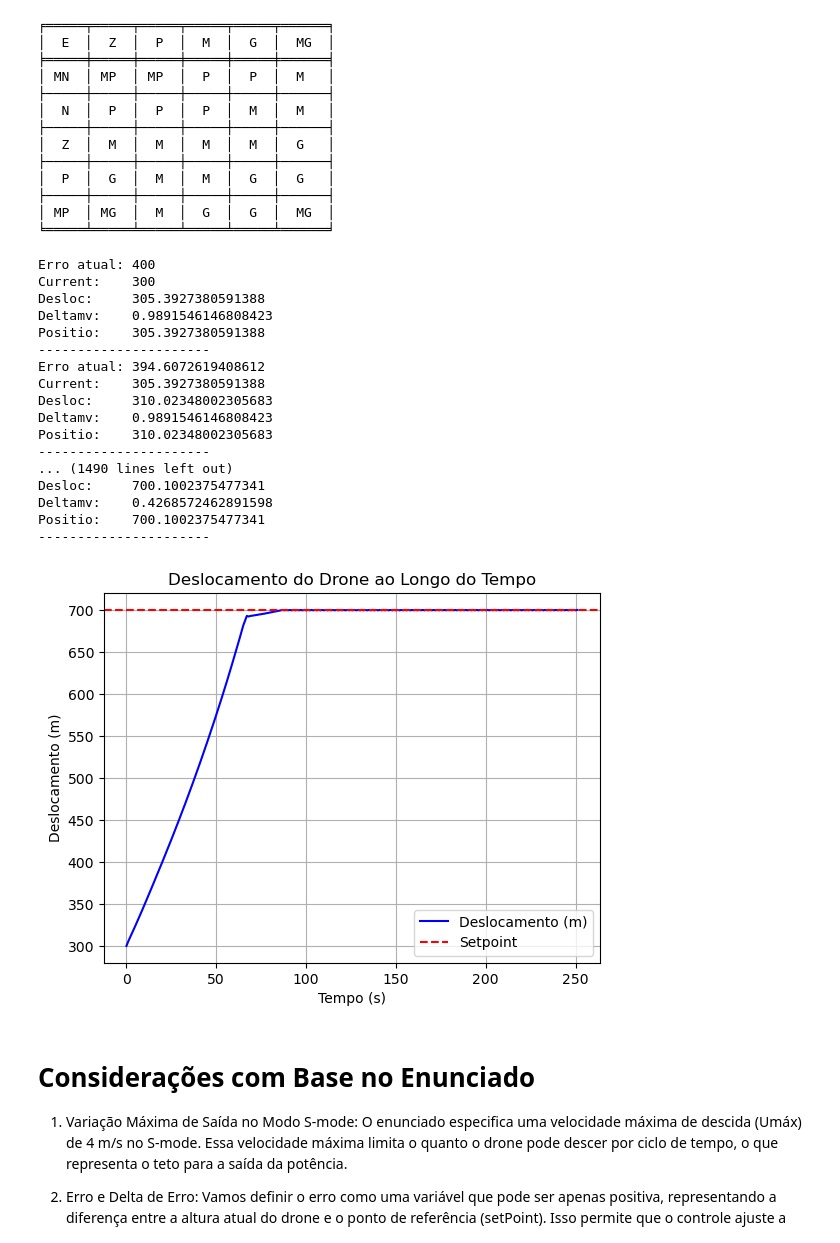
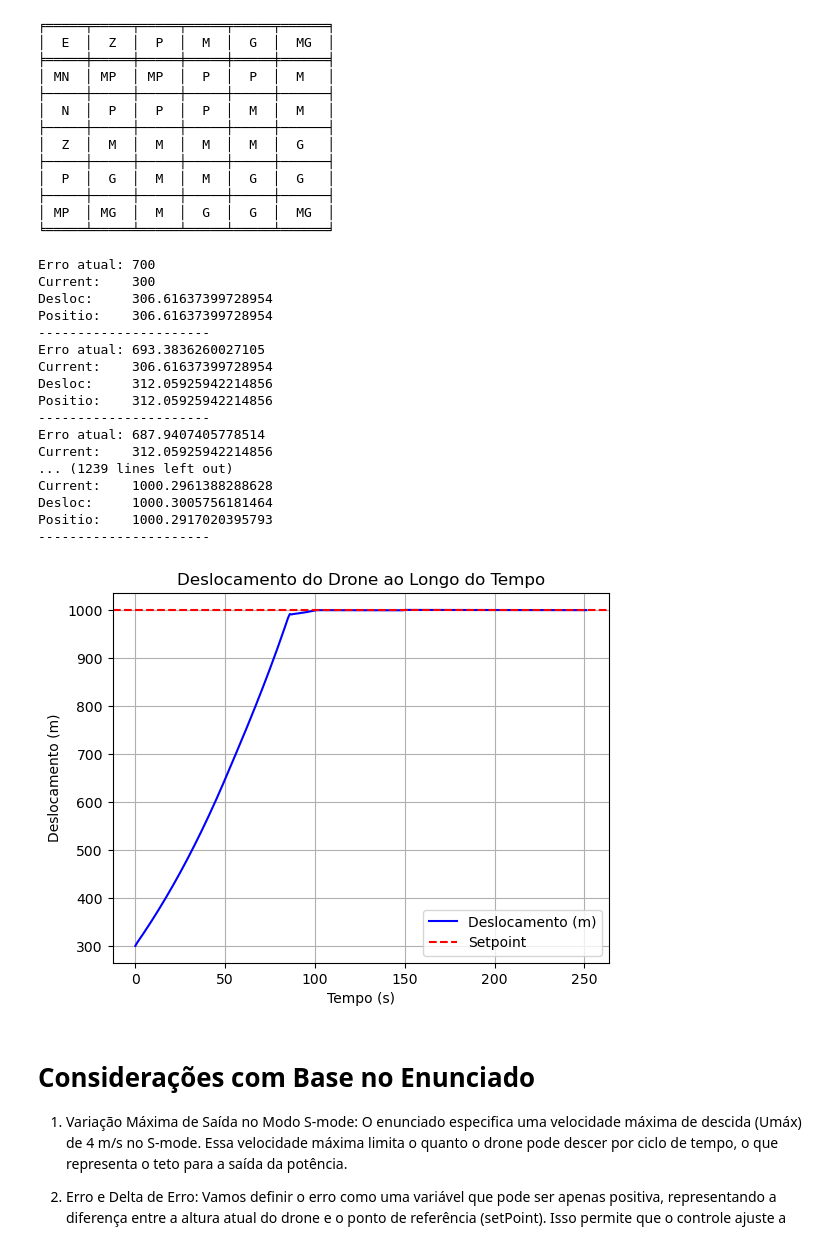
Before and after one commit to bsmvictor/C213-ControleFuzzyPD, a Jupyter notebook: FuzzyPD.ipynb, the cells around one changed output. Cells and saved outputs as stored; diff of their text form; code cells hidden in the pictures.

```diff
--- a/FuzzyPD.ipynb
+++ b/FuzzyPD.ipynb
@@ -119,7 +105,7 @@ print(tabulate(pivotTable, headers='keys', tablefmt='fancy_grid', stralign='cent
 │ MP  │ MG  │  M  │  G  │  G  │  MG  │
 ╘═════╧═════╧═════╧═════╧═════╧══════╛
 # %%
-setpoint = 700
+setpoint = 1000
 current_position = 300
 time = 250
 dt = 1
@@ -131,6 +117,12 @@ positions = [current_position]
 errors = [abs(setpoint - current_position)]
 
 for t in range (time + 1):
+
+    if current_position < setpoint:
+        U_max = 6
+    else:
+        U_max = 4
+
     current_error = abs(setpoint - current_position)
     errors.append(current_error)
 
@@ -166,48 +158,48 @@ for t in range (time + 1):
     d_t = FA * current_position * 1.01398 + 0.5 * (U_max * P_H13 + U_max * P_H24)
 
     print("Current:    {}".format(current_position))
 
     if current_position < setpoint:
         current_position = d_t
     else:
         delta_movement = d_t - current_position
         current_position = current_position - delta_movement
 
     print("Desloc:     {}".format(d_t))
-    print("Deltamv:    {}".format(delta_movement))
+    # print("Deltamv:    {}".format(delta_movement))
     print("Positio:    {}".format(current_position))
     print("----------------------")
 
     positions.append(current_position)
 
 # Gráfico do deslocamento
 plt.plot(range(len(positions)), positions, label='Deslocamento (m)', color='blue')
 plt.axhline(setpoint, color='red', linestyle='--', label='Setpoint')
 plt.xlabel('Tempo (s)')
 plt.ylabel('Deslocamento (m)')
 plt.title('Deslocamento do Drone ao Longo do Tempo')
 plt.grid()
 plt.legend()
 plt.show()
 # %% [output]
-Erro atual: 400
+Erro atual: 700
 Current:    300
-Desloc:     305.3927380591388
-Deltamv:    0.9891546146808423
-Positio:    305.3927380591388
+Desloc:     306.61637399728954
+Positio:    306.61637399728954
 ----------------------
-Erro atual: 394.6072619408612
-Current:    305.3927380591388
-Desloc:     310.02348002305683
-Deltamv:    0.9891546146808423
-Positio:    310.02348002305683
+Erro atual: 693.3836260027105
+Current:    306.61637399728954
+Desloc:     312.05925942214856
+Positio:    312.05925942214856
 ----------------------
-... (1490 lines left out)
-Desloc:     700.1002375477341
-Deltamv:    0.4268572462891598
-Positio:    700.1002375477341
+Erro atual: 687.9407405778514
+Current:    312.05925942214856
+... (1239 lines left out)
+Current:    1000.2961388288628
+Desloc:     1000.3005756181464
+Positio:    1000.2917020395793
 ----------------------
-[figure, old version]
+[figure, new version]
 # %% [markdown]
 # Considerações com Base no Enunciado
 1.  Variação Máxima de Saída no Modo S-mode: O enunciado especifica uma velocidade máxima de descida (Umáx) de 4 m/s no S-mode. Essa velocidade máxima limita o quanto o drone pode descer por ciclo de tempo, o que representa o teto para a saída da potência.
```
Also changed, not shown: parts of 1 cell of this notebook, 1 other file.
